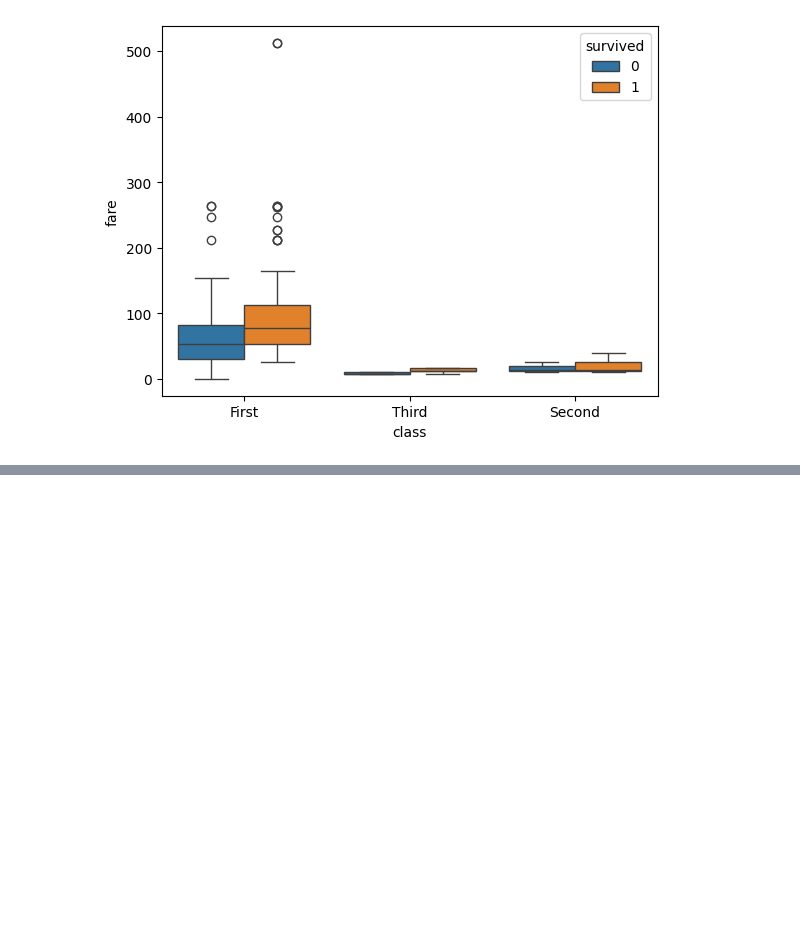
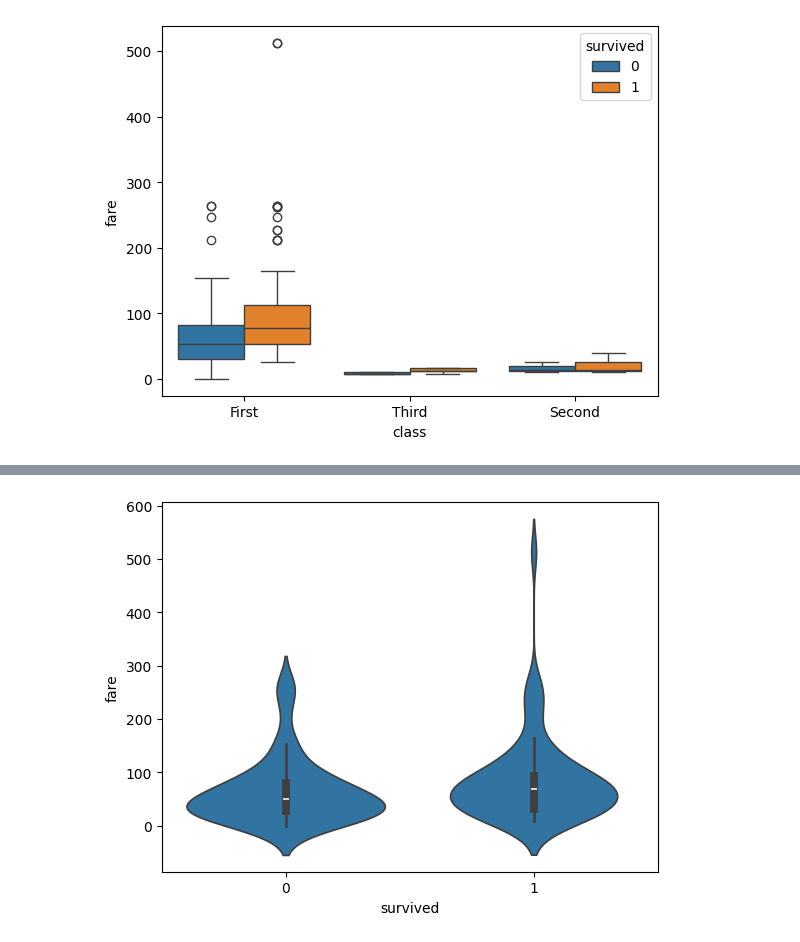
Before and after one commit to RanjithM12/OpenAI_Training, a Jupyter notebook: Sep24_002_EDA_Visuals.ipynb, the cells around one changed output, grey strips where cells are left out. Drawn from its saved outputs; the diff is of its cells as text; code cells hidden in the pictures; blank space fills up the shorter version.

```diff
--- a/Sep24_002_EDA_Visuals.ipynb
+++ b/Sep24_002_EDA_Visuals.ipynb
@@ -374,0 +383,4 @@ sns.lineplot(data=ti, x='age', y='fare', hue='survived');
+# %%
+sns.violinplot(data=ti, x='survived', y='fare');
+# %% [output]
+[figure, added]
```
Also changed, not shown: parts of 3 cells of this notebook.
